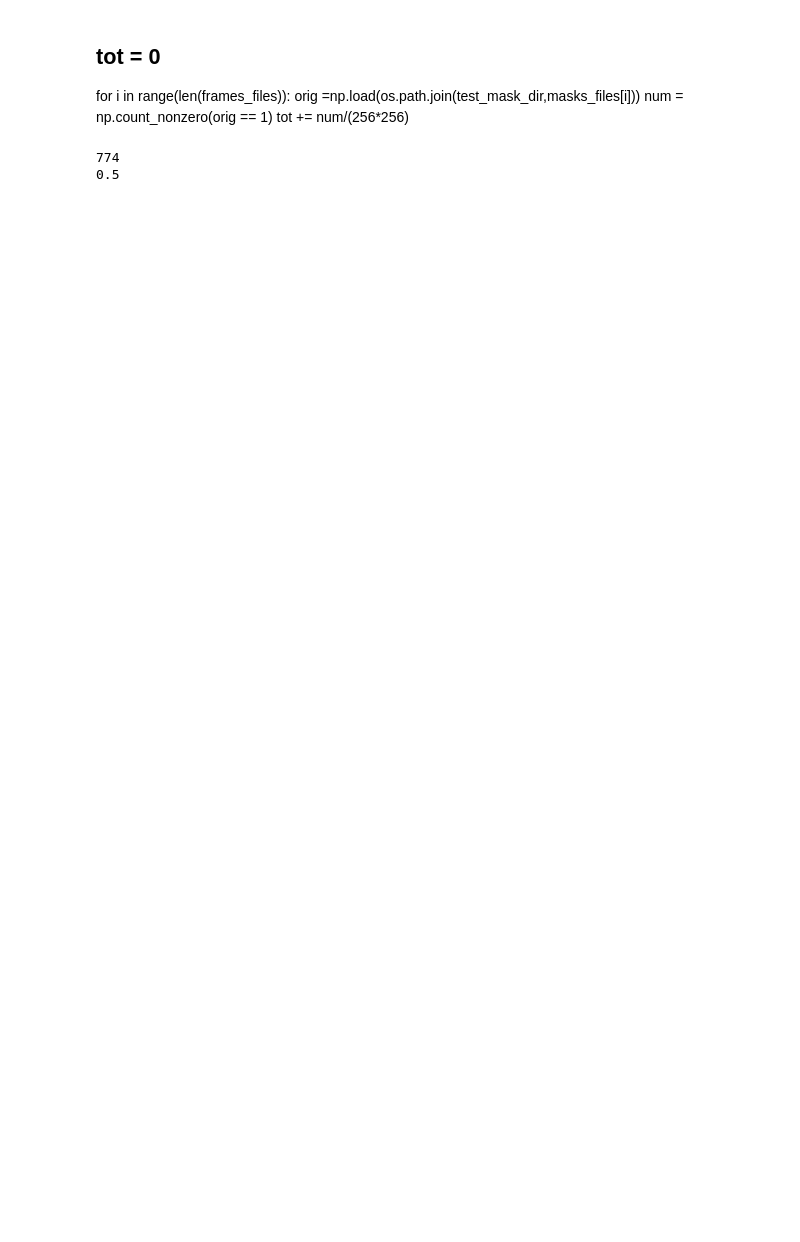
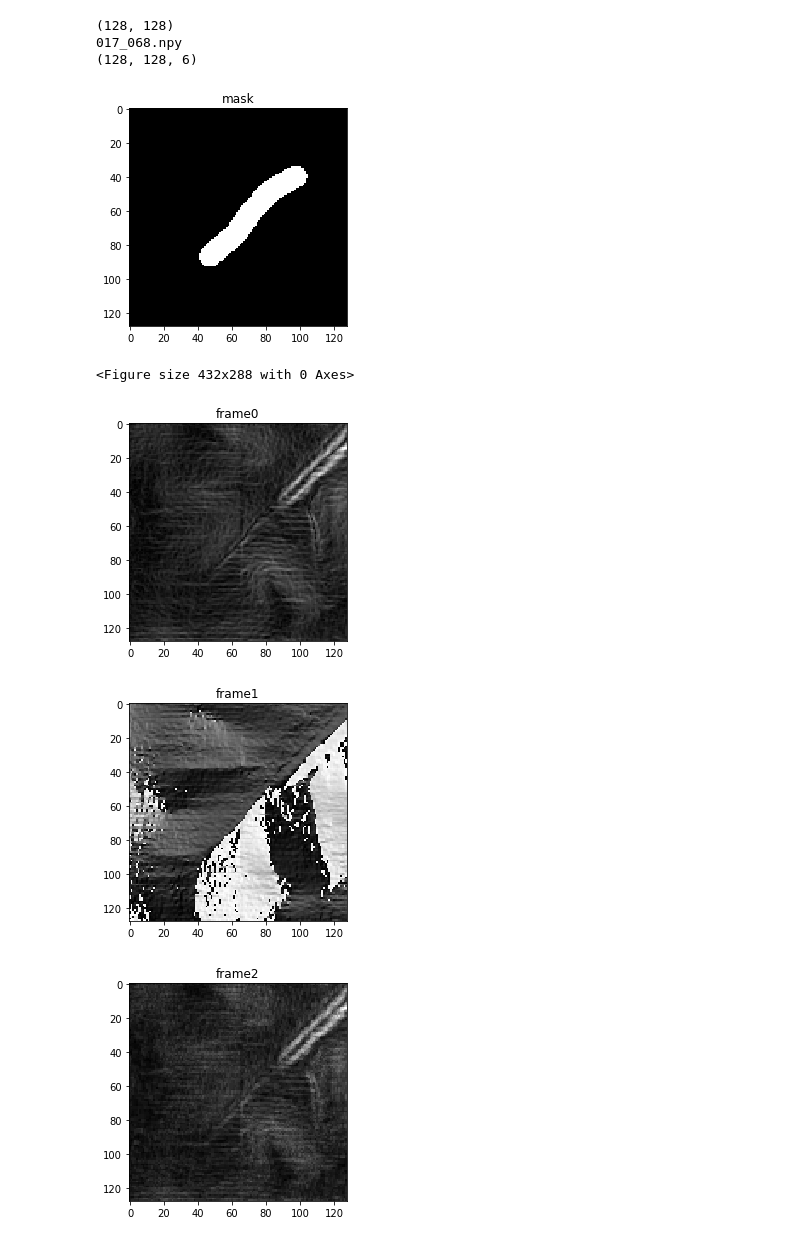
Before and after one commit to Chen-Yifan/DEM_segmentation, a Jupyter notebook: notebook/vis-dataset.ipynb, the cells around one changed output. Saved outputs shown, nothing was run; the diff lists cells and outputs as text; code cells hidden in the pictures; blank space fills up the shorter version.

```diff
--- a/notebook/vis-dataset.ipynb
+++ b/notebook/vis-dataset.ipynb
@@ -76,12 +62,12 @@ vis( 2220
-# %% [markdown]
-## tot = 0
-for i in range(len(frames_files)):
-    orig =np.load(os.path.join(test_mask_dir,masks_files[i]))
-    num = np.count_nonzero(orig == 1)
-    tot += num/(256*256)
-# %%
-print(len(frames_files))
-print(387/tot)
-# %% [output]
-774
-0.5
+# %%
+mask = vis( 110
+   )
+# %% [output]
+(128, 128)
+017_068.npy
+(128, 128, 6)
+[figure, added]
+<Figure size 432x288 with 0 Axes>
+[figure, added]
+[figure, added]
+[figure, added]
```
Also changed, not shown: parts of 22 cells of this notebook, 11 other files.
